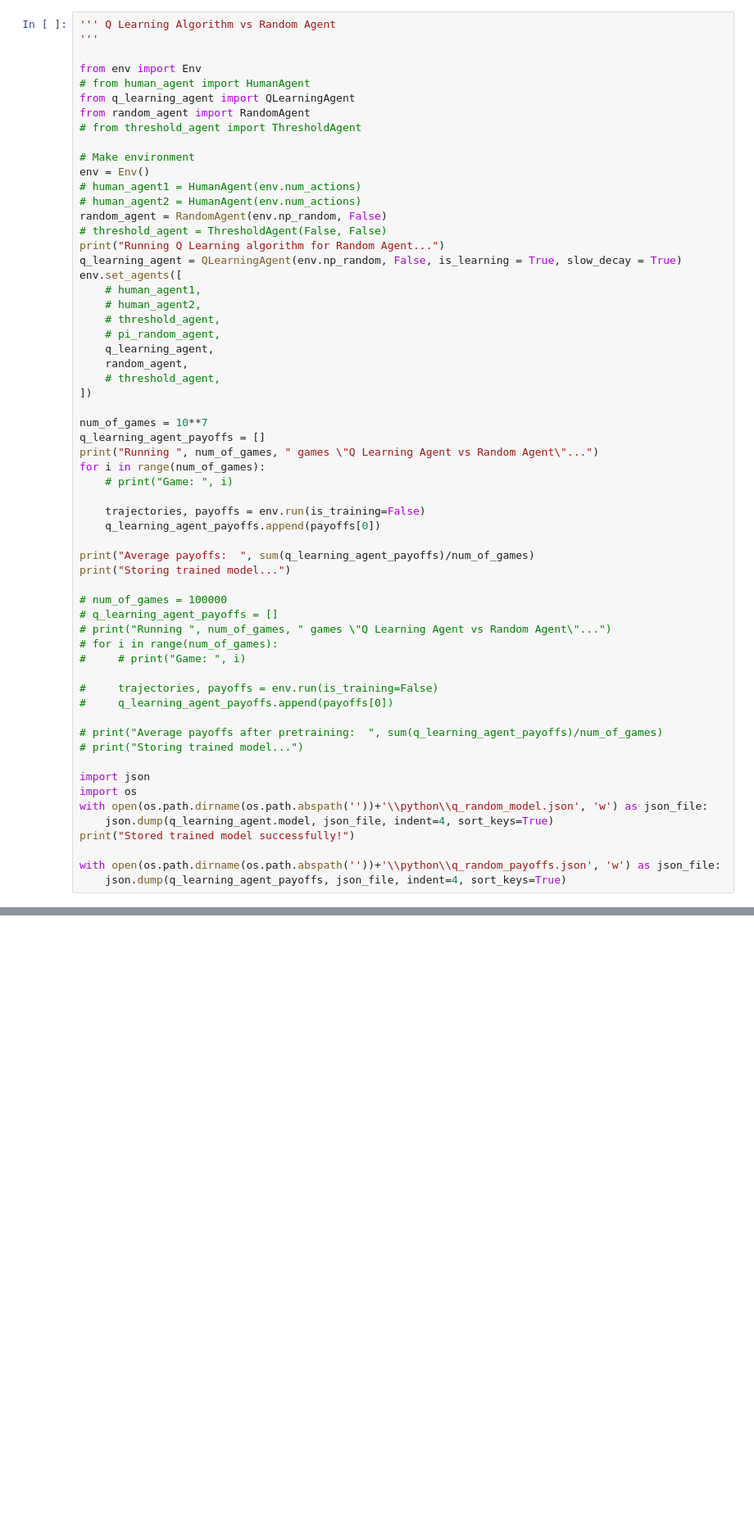
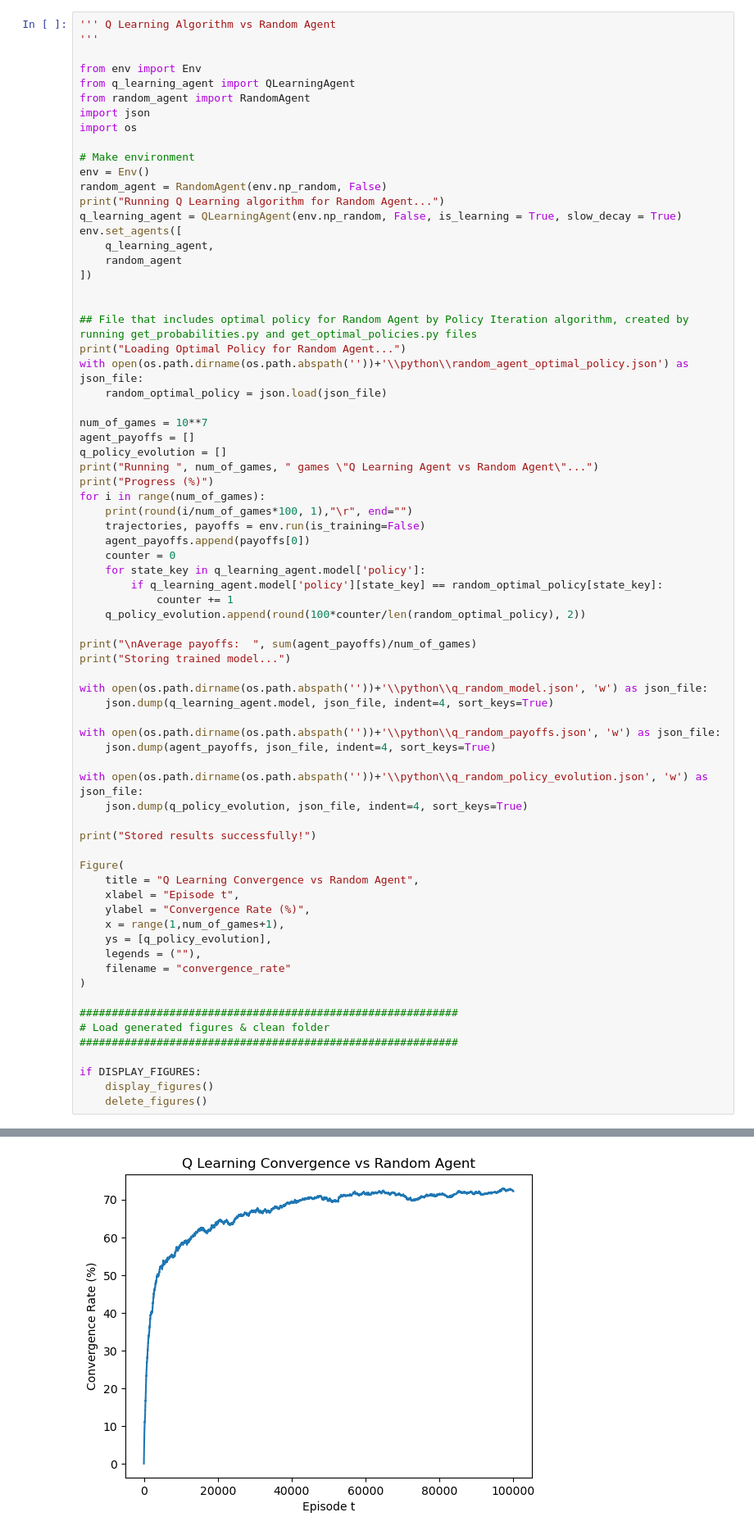
Before and after one commit to padoura/comp423_reinforcement_learning_and_dynamic_optimization, a Jupyter notebook: poker_project/assignment1/python/COMP423_Poker_Assignment1_Pantourakis.ipynb, the cells around one changed output, grey strips where cells are left out. Shown at 82% size. Drawn from its saved outputs; the diff is of its cells as text; blank space fills up the shorter version.

Commit message:
feat (python): Tracking of Q Learning policy evolution is now efficient, also streamlined jupyter notebook for report

```diff
--- a/poker_project/assignment1/python/COMP423_Poker_Assignment1_Pantourakis.ipynb
+++ b/poker_project/assignment1/python/COMP423_Poker_Assignment1_Pantourakis.ipynb
@@ -153,60 +175,72 @@ Stored trained model successfully!
 '''
 
 from env import Env
-# from human_agent import HumanAgent
 from q_learning_agent import QLearningAgent
 from random_agent import RandomAgent
-# from threshold_agent import ThresholdAgent
+import json
+import os
 
 # Make environment
 env = Env()
-# human_agent1 = HumanAgent(env.num_actions)
-# human_agent2 = HumanAgent(env.num_actions)
 random_agent = RandomAgent(env.np_random, False)
-# threshold_agent = ThresholdAgent(False, False)
 print("Running Q Learning algorithm for Random Agent...")
 q_learning_agent = QLearningAgent(env.np_random, False, is_learning = True, slow_decay = True)
 env.set_agents([
-    # human_agent1,
-    # human_agent2,
-    # threshold_agent,
-    # pi_random_agent,
     q_learning_agent,
-    random_agent,
-    # threshold_agent,
+    random_agent
 ])
 
+
+## File that includes optimal policy for Random Agent by Policy Iteration algorithm, created by running get_probabilities.py and get_optimal_policies.py files
+print("Loading Optimal Policy for Random Agent...")
+with open(os.path.dirname(os.path.abspath(''))+'\\python\\random_agent_optimal_policy.json') as json_file:
+    random_optimal_policy = json.load(json_file)
+
 num_of_games = 10**7
-q_learning_agent_payoffs = []
+agent_payoffs = []
+q_policy_evolution = []
 print("Running ", num_of_games, " games \"Q Learning Agent vs Random Agent\"...")
+print("Progress (%)")
 for i in range(num_of_games):
-    # print("Game: ", i)
+    print(round(i/num_of_games*100, 1),"\r", end="")
+    trajectories, payoffs = env.run(is_training=False)
+    agent_payoffs.append(payoffs[0])
+    counter = 0
+    for state_key in q_learning_agent.model['policy']:
+        if q_learning_agent.model['policy'][state_key] == random_optimal_policy[state_key]:
+            counter += 1
+    q_policy_evolution.append(round(100*counter/len(random_optimal_policy), 2))
 
-    trajectories, payoffs = env.run(is_training=False)
-    q_learning_agent_payoffs.append(payoffs[0])
-
-print("Average payoffs:  ", sum(q_learning_agent_payoffs)/num_of_games)
+print("\nAverage payoffs:  ", sum(agent_payoffs)/num_of_games)
 print("Storing trained model...")
 
-# num_of_games = 100000
-# q_learning_agent_payoffs = []
-# print("Running ", num_of_games, " games \"Q Learning Agent vs Random Agent\"...")
-# for i in range(num_of_games):
-#     # print("Game: ", i)
-
-#     trajectories, payoffs = env.run(is_training=False)
-#     q_learning_agent_payoffs.append(payoffs[0])
-
-# print("Average payoffs after pretraining:  ", sum(q_learning_agent_payoffs)/num_of_games)
-# print("Storing trained model...")
-
-import json
-import os
 with open(os.path.dirname(os.path.abspath(''))+'\\python\\q_random_model.json', 'w') as json_file:
     json.dump(q_learning_agent.model, json_file, indent=4, sort_keys=True)
-print("Stored trained model successfully!")
 
 with open(os.path.dirname(os.path.abspath(''))+'\\python\\q_random_payoffs.json', 'w') as json_file:
-    json.dump(q_learning_agent_payoffs, json_file, indent=4, sort_keys=True)
+    json.dump(agent_payoffs, json_file, indent=4, sort_keys=True)
+
+with open(os.path.dirname(os.path.abspath(''))+'\\python\\q_random_policy_evolution.json', 'w') as json_file:
+    json.dump(q_policy_evolution, json_file, indent=4, sort_keys=True)
+
+print("Stored results successfully!")
+
+Figure(
+    title = "Q Learning Convergence vs Random Agent",
+    xlabel = "Episode t",
+    ylabel = "Convergence Rate (%)",
+    x = range(1,num_of_games+1),
+    ys = [q_policy_evolution],
+    legends = (""),
+    filename = "convergence_rate"
+)
+
+###########################################################
+# Load generated figures & clean folder
+###########################################################
+
+if DISPLAY_FIGURES:
+    display_figures()
+    delete_figures()
 # %% [output]
 Running Q Learning algorithm for Random Agent...
@@ -216,0 +253 @@ Stored trained model successfully!
+[figure, added]
```
Also changed, not shown: parts of 5 cells of this notebook, 9 other files.
